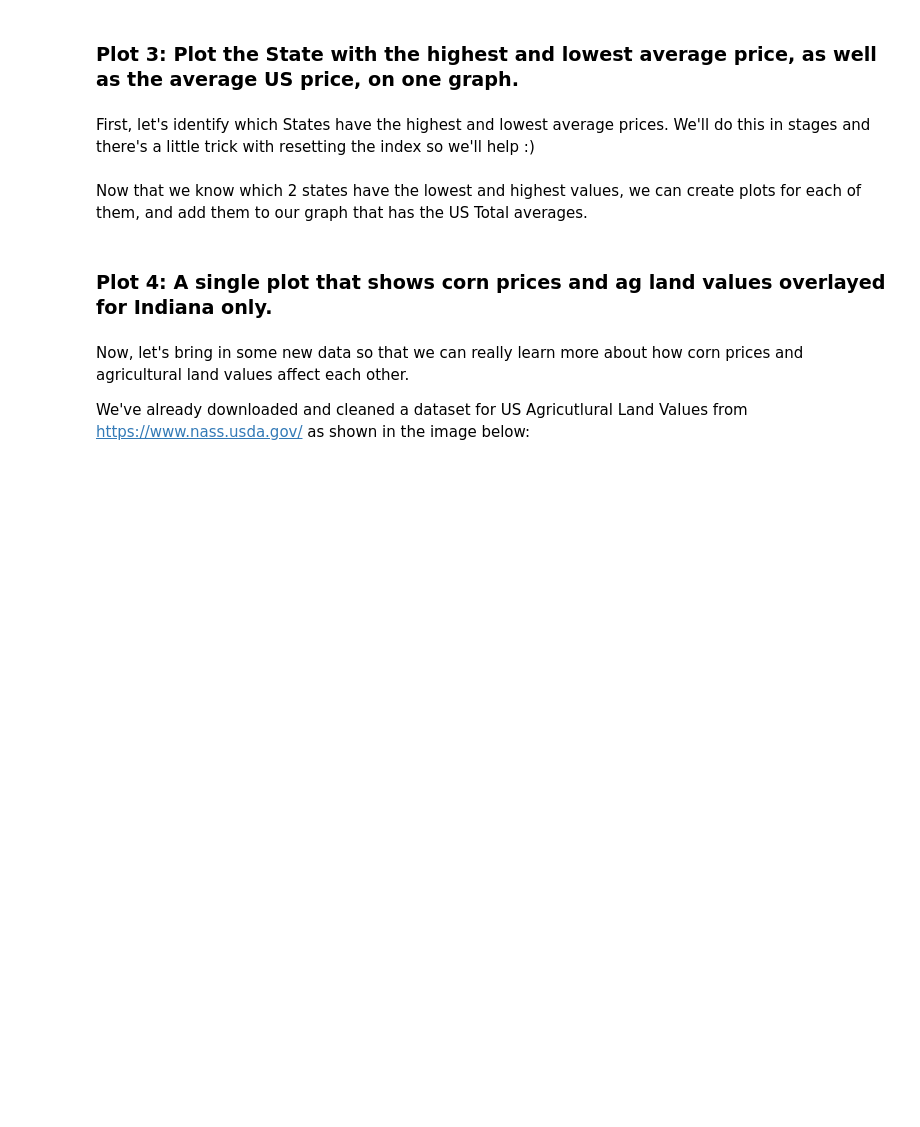
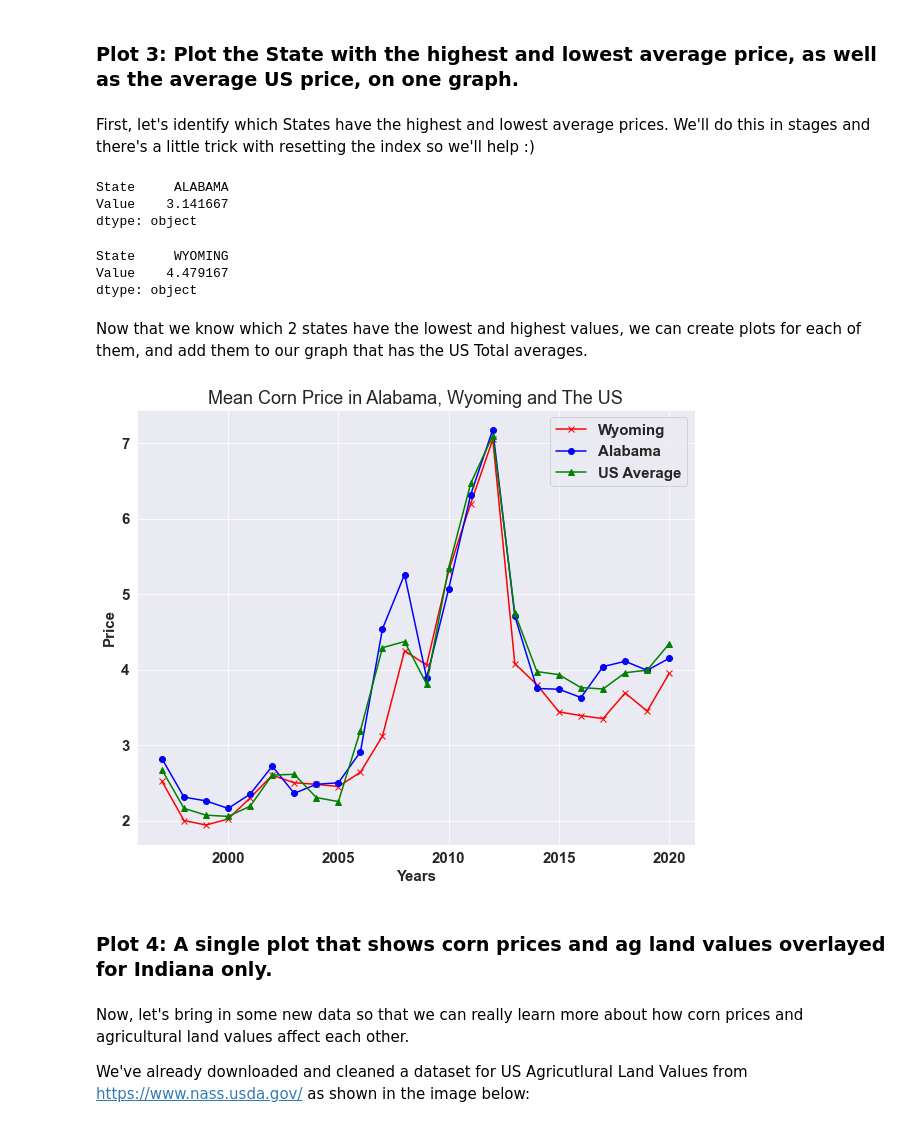
Before and after one commit to uelpalmer12/Uel-ASM591-Labs, a Jupyter notebook: Lab2/lab2/lab2-UelPalmer.ipynb, the cells around one changed output. Cells and saved outputs as stored; diff of their text form; code cells hidden in the pictures; blank space fills up the shorter version.

Commit message:
plot 3

```diff
--- a/Lab2/lab2/lab2-UelPalmer.ipynb
+++ b/Lab2/lab2/lab2-UelPalmer.ipynb
@@ -457,40 +457,63 @@ First, let's identify which States have the highest and lowest average prices. W
 # %%
 #Use groupby() and mean() like we did before, to figure out the mean Values per State.
 # Assign the result to the variable "cornStateAverage"
-cornStateAverage = #enter code here
+cornStateAverage = clean_CORN.groupby(['State']).Value.mean()
+cornStateAverage
 
 # In the previous statement, you'll see that the Value column is no longer labeled, and we've lost our index column.
 #(if you just type out "cornStateAverage" to see what the data frame looks like)
 # This statement resets the index, i.e., it adds a column that indexes the whole data frame so that we can do
 # lookups again!
 cornStateAverage = cornStateAverage.reset_index()
+cornStateAverage
 
 # Now you can simply use the min() function to identify which State has the lowest mean value.
 # Enter code here...
+cornStateAverage.min()
+# %% [output]
+State     ALABAMA
+Value    3.141667
+dtype: object
 # %%
 # And use the max() function to identify which State has the lowest mean value.
 # Enter code here...
+cornStateAverage.max()
+# %% [output]
+State     WYOMING
+Value    4.479167
+dtype: object
 # %% [markdown]
 Now that we know which 2 states have the lowest and highest values, we can create plots for each of them, and add them to our graph that has the US Total averages.
 # %%
 # Some basic functionality to make the graphs larger
 plt.figure(figsize=(10, 8))
-
+wyoming_df = clean_CORN[clean_CORN.State == 'WYOMING']
+alabama_df = clean_CORN[clean_CORN.State == 'ALABAMA']
+mean_wyoming = wyoming_df.groupby('Year').Value.mean()
+mean_alabama = alabama_df.groupby('Year').Value.mean()
+plt.plot(mean_wyoming, 'x-r')
+plt.plot(mean_alabama, 'o-b')
 #Plot line for the State with the max value. Make sure you include a 'label' for the legend.
 # Enter code here...
-
+plt.plot(mean_prices, '^-g')
+plt.legend(['Wyoming', 'Alabama', 'US Average'])
+plt.title('Mean Corn Price in Alabama, Wyoming and The US')
+plt.xlabel('Years')
+plt.ylabel('Price')
 #Plot line for average US value (same as previous graph)
 # Enter code here...
 
 #Plot line for the State with the min value. Make sure you include a 'label' for the legend.
 # Enter code here...
 
 # Give your a title, plot x any y axis labels, a legend, and activate grid lines.
 # Enter code here...
 
 # Save the plot as a PNG file - check it out, you should have a file with this name in your folder now!
 # MAKE SURE YOU RUN THIS - I will expect this image in your submission folder
 plt.savefig('corndeviation', format='png', dpi=140)
+# %% [output]
+[figure, added]
 # %% [markdown]
 ### Plot 4: A single plot that shows corn prices and ag land values overlayed for Indiana only.
 # %% [markdown]
```
Also changed, not shown: 1 other file.
